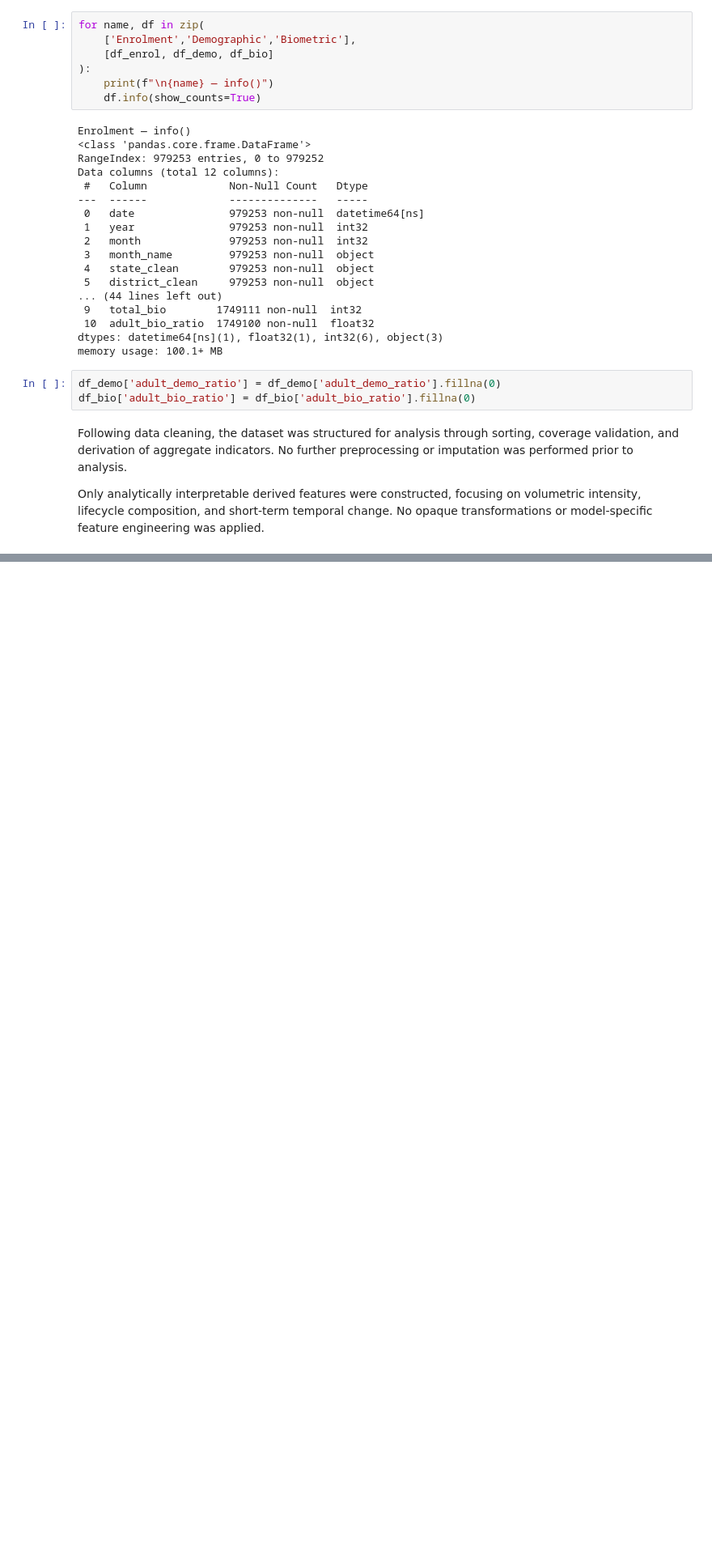
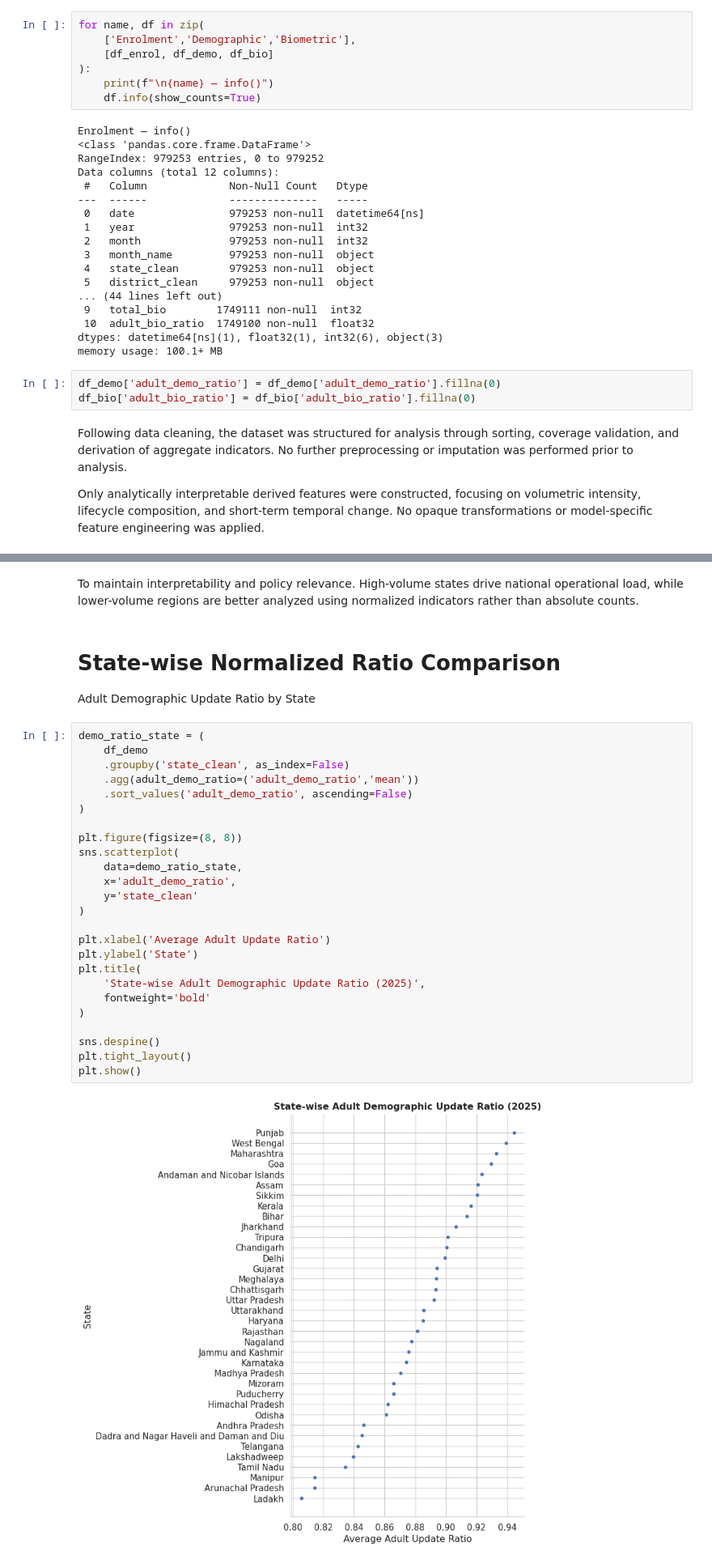
Before and after one commit to Vishal-141206/UIDAI-Data_Hackathon, a Jupyter notebook: uidai.ipynb, the cells around one changed output, grey strips where cells are left out. Shown at 81% size. Drawn from its saved outputs; the diff is of its cells as text; blank space fills up the shorter version.

```diff
--- a/uidai.ipynb
+++ b/uidai.ipynb
@@ -1212,0 +1033,33 @@ Together, these findings indicate that Aadhaar demographic update behavior is dr
+# %% [markdown]
+To maintain interpretability and policy relevance. High-volume states drive national operational load, while lower-volume regions are better analyzed using normalized indicators rather than absolute counts.
+# %% [markdown]
+# State-wise Normalized Ratio Comparison
+
+Adult Demographic Update Ratio by State
+# %%
+demo_ratio_state = (
+    df_demo
+    .groupby('state_clean', as_index=False)
+    .agg(adult_demo_ratio=('adult_demo_ratio','mean'))
+    .sort_values('adult_demo_ratio', ascending=False)
+)
+
+plt.figure(figsize=(8, 8))
+sns.scatterplot(
+    data=demo_ratio_state,
+    x='adult_demo_ratio',
+    y='state_clean'
+)
+
+plt.xlabel('Average Adult Update Ratio')
+plt.ylabel('State')
+plt.title(
+    'State-wise Adult Demographic Update Ratio (2025)',
+    fontweight='bold'
+)
+
+sns.despine()
+plt.tight_layout()
+plt.show()
+# %% [output]
+[figure, added]
```
Also changed, not shown: parts of 50 cells of this notebook, 2 other files.
